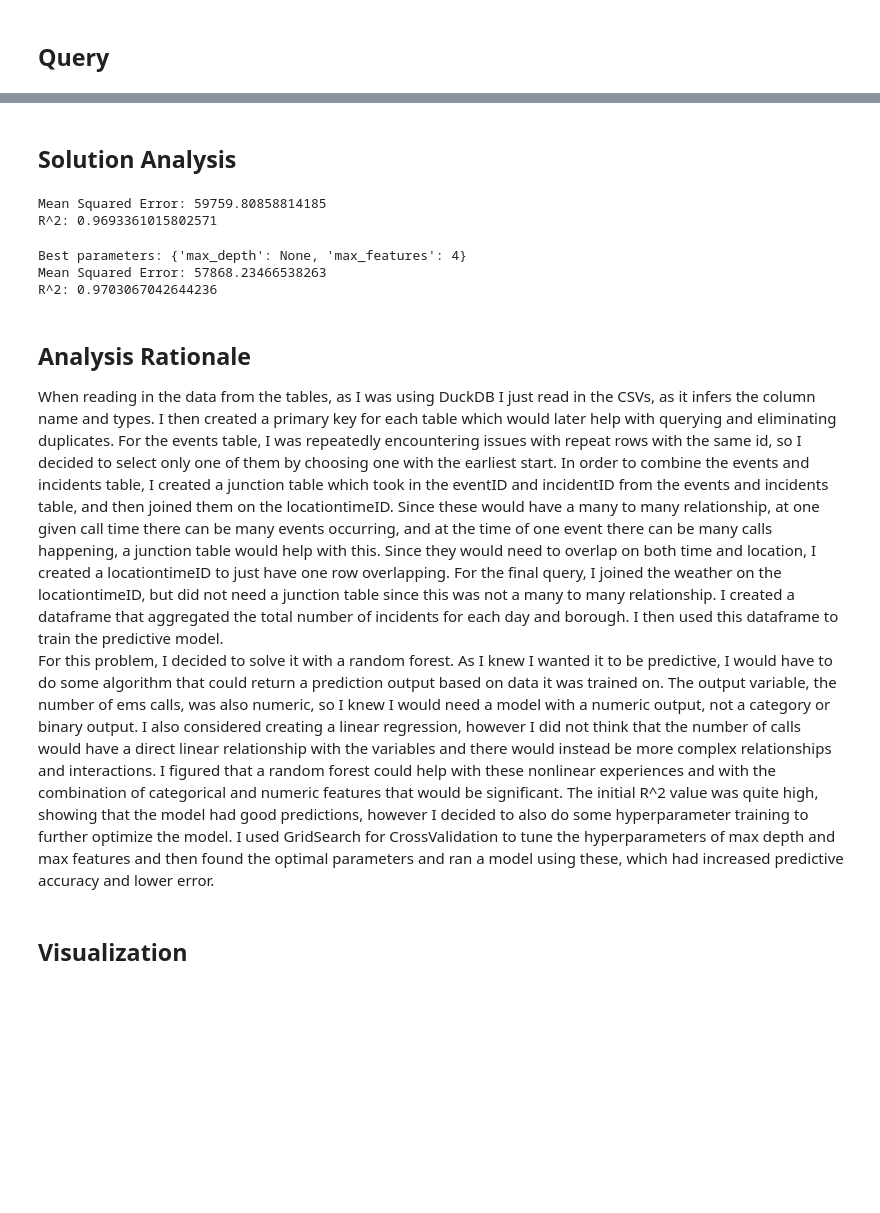
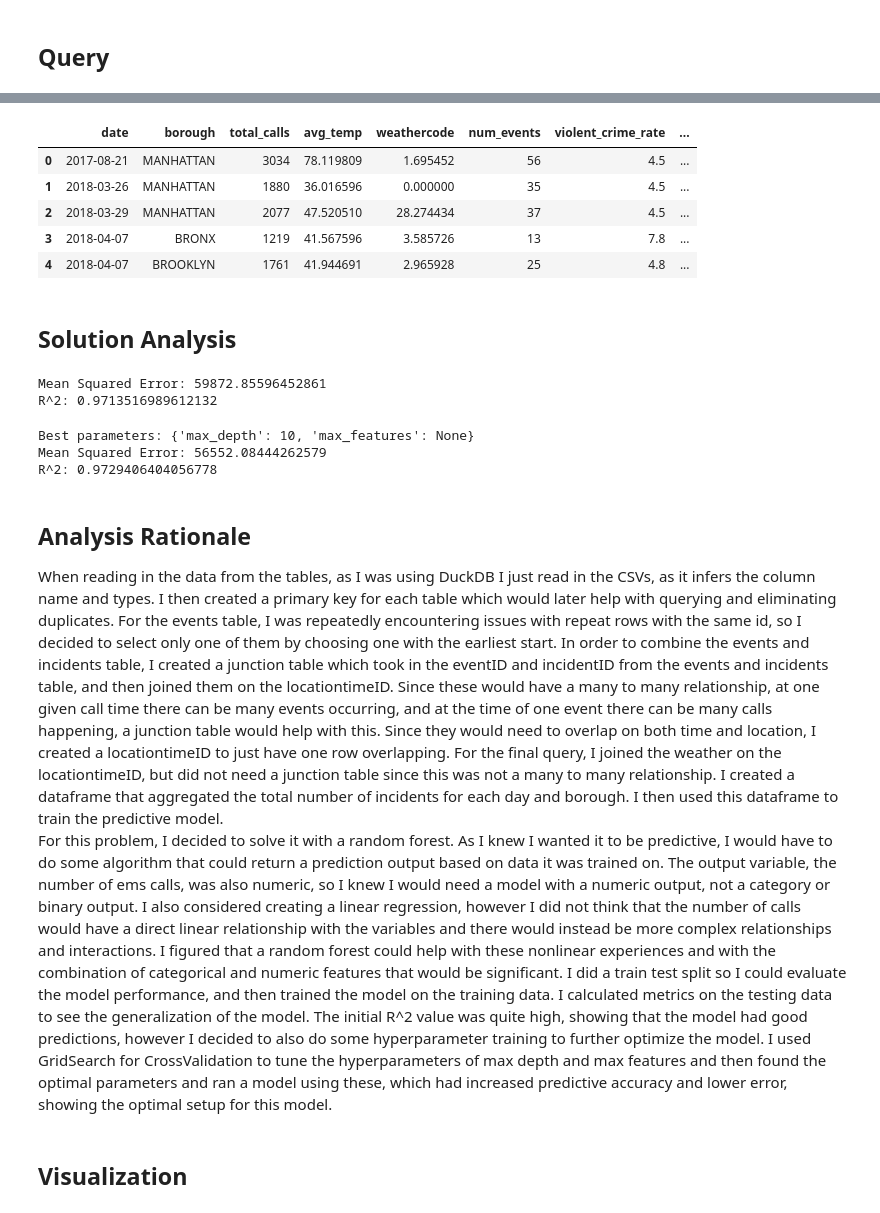
Before and after one commit to nylaup/ds4320-project1, a Jupyter notebook: pipeline/SolutionPipeline.ipynb, the cells around one changed output, grey strips where cells are left out. Drawn from its saved outputs; the diff is of its cells as text; code cells hidden in the pictures; blank space fills up the shorter version.

```diff
--- a/pipeline/SolutionPipeline.ipynb
+++ b/pipeline/SolutionPipeline.ipynb
@@ -72,7 +83,7 @@ con.close()
 con = duckdb.connect('nyc_ems.duckdb')
 
 df = con.execute("""
-    --- query to create table of daily incident counts by borough,
+    --- query to create df of daily incident counts by borough,
         --- joined with weather, events, and demographics data
     SELECT
         c.incident_datetime::DATE as date,
@@ -99,6 +110,16 @@ df = con.execute("""
 """).fetchdf()
 
 con.close()
+# %%
+#dataframe to use to train model
+df.head()
+# %% [output]
+|  | date | borough | total_calls | avg_temp | weathercode | num_events | violent_crime_rate | ... |
+| 0 | 2017-08-21 | MANHATTAN | 3034 | 78.119809 | 1.695452 | 56 | 4.5 | ... |
+| 1 | 2018-03-26 | MANHATTAN | 1880 | 36.016596 | 0.000000 | 35 | 4.5 | ... |
+| 2 | 2018-03-29 | MANHATTAN | 2077 | 47.520510 | 28.274434 | 37 | 4.5 | ... |
+| 3 | 2018-04-07 | BRONX | 1219 | 41.567596 | 3.585726 | 13 | 7.8 | ... |
+| 4 | 2018-04-07 | BROOKLYN | 1761 | 41.944691 | 2.965928 | 25 | 4.8 | ... |
 # %% [markdown]
 ## Solution Analysis
 # %%
@@ -130,20 +152,20 @@ print(f"Mean Squared Error: {mse}")
 r2 = model.score(X_test, y_test)
 print(f"R^2: {r2}")
 # %% [output]
-Mean Squared Error: 59759.80858814185
-R^2: 0.9693361015802571
+Mean Squared Error: 59872.85596452861
+R^2: 0.9713516989612132
 # %%
 #create param grid for hyperparameter tuning with gridsearch
 param_grid = {
-    'max_depth': [None, 10, 20],
-    'max_features': [2, 3, 4]
+    'max_depth': [5, 10, 20, None],
+    'max_features': ['sqrt', 'log2', None]
 }
 
 #gridsearch to find optimal hyperparameters
 grid_search = GridSearchCV(
     estimator=RandomForestRegressor(random_state=42, n_estimators=100),
     param_grid=param_grid,
-    cv=5,
+    cv=3,
     scoring='neg_mean_squared_error'
 )
 
@@ -159,13 +181,13 @@ r2 = best_model.score(X_test, y_test)
 print(f"Mean Squared Error: {mse}")
 print(f"R^2: {r2}")
 # %% [output]
-Best parameters: {'max_depth': None, 'max_features': 4}
-Mean Squared Error: 57868.23466538263
-R^2: 0.9703067042644236
+Best parameters: {'max_depth': 10, 'max_features': None}
+Mean Squared Error: 56552.08444262579
+R^2: 0.9729406404056778
 # %% [markdown]
 ## Analysis Rationale
 When reading in the data from the tables, as I was using DuckDB I just read in the CSVs, as it infers the column name and types. I then created a primary key for each table which would later help with querying and eliminating duplicates. For the events table, I was repeatedly encountering issues with repeat rows with the same id, so I decided to select only one of them by choosing one with the earliest start. In order to combine the events and incidents table, I created a junction table which took in the eventID and incidentID from the events and incidents table, and then joined them on the locationtimeID. Since these would have a many to many relationship, at one given call time there can be many events occurring, and at the time of one event there can be many calls happening, a junction table would help with this. Since they would need to overlap on both time and location, I created a locationtimeID to just have one row overlapping. For the final query, I joined the weather on the locationtimeID, but did not need a junction table since this was not a many to many relationship. I created a dataframe that aggregated the total number of incidents for each day and borough. I then used this dataframe to train the predictive model.
-For this problem, I decided to solve it with a random forest. As I knew I wanted it to be predictive, I would have to do some algorithm that could return a prediction output based on data it was trained on. The output variable, the number of ems calls, was also numeric, so I knew I would need a model with a numeric output, not a category or binary output. I also considered creating a linear regression, however I did not think that the number of calls would have a direct linear relationship with the variables and there would instead be more complex relationships and interactions. I figured that a random forest could help with these nonlinear experiences and with the combination of categorical and numeric features that would be significant. The initial R^2 value was quite high, showing that the model had good predictions, however I decided to also do some hyperparameter training to further optimize the model. I used GridSearch for CrossValidation to tune the hyperparameters of max depth and max features and then found the optimal parameters and ran a model using these, which had increased predictive accuracy and lower error.
+For this problem, I decided to solve it with a random forest. As I knew I wanted it to be predictive, I would have to do some algorithm that could return a prediction output based on data it was trained on. The output variable, the number of ems calls, was also numeric, so I knew I would need a model with a numeric output, not a category or binary output. I also considered creating a linear regression, however I did not think that the number of calls would have a direct linear relationship with the variables and there would instead be more complex relationships and interactions. I figured that a random forest could help with these nonlinear experiences and with the combination of categorical and numeric features that would be significant. I did a train test split so I could evaluate the model performance, and then trained the model on the training data. I calculated metrics on the testing data to see the generalization of the model. The initial R^2 value was quite high, showing that the model had good predictions, however I decided to also do some hyperparameter training to further optimize the model. I used GridSearch for CrossValidation to tune the hyperparameters of max depth and max features and then found the optimal parameters and ran a model using these, which had increased predictive accuracy and lower error, showing the optimal setup for this model.
 # %% [markdown]
 ## Visualization
 # %%
```
Also changed, not shown: parts of 3 cells of this notebook.
